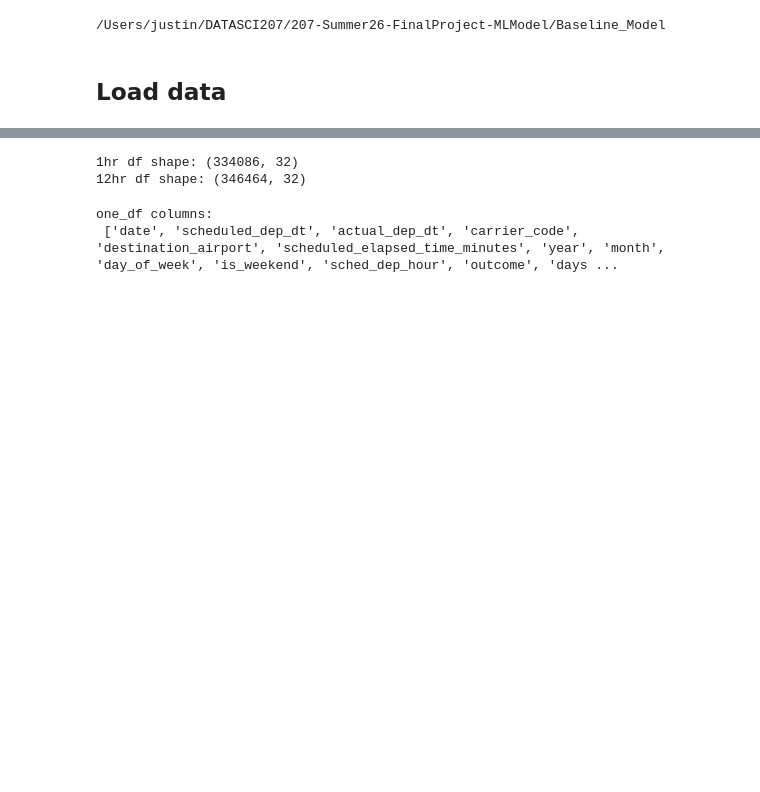
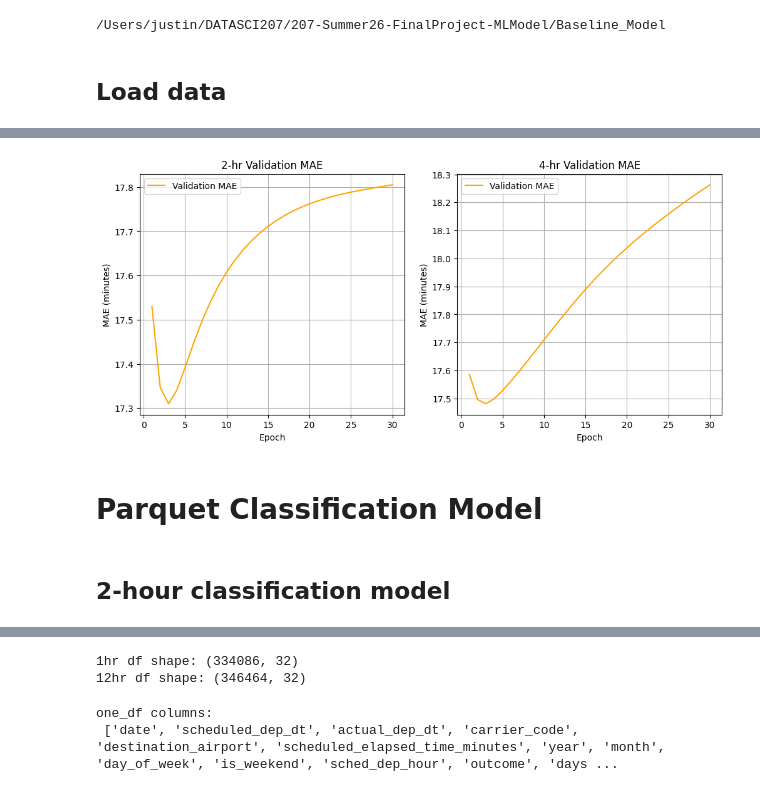
Before and after one commit to UC-Berkeley-I-School/207-Summer26-FinalProject-MLModel, a Jupyter notebook: Baseline_Model/SFO_Flights_1hr_12hr_Baseline_Justin.ipynb, the cells around one changed output, grey strips where cells are left out. Saved outputs shown, nothing was run; the diff lists cells and outputs as text; code cells hidden in the pictures; blank space fills up the shorter version.

```diff
--- a/Baseline_Model/SFO_Flights_1hr_12hr_Baseline_Justin.ipynb
+++ b/Baseline_Model/SFO_Flights_1hr_12hr_Baseline_Justin.ipynb
@@ -22,0 +504,27 @@ print(os.getcwd())
+# %%
+# visual validation mae for 2-hr and 4-hr
+plt.figure(figsize=(12,5))
+
+plt.subplot(1,2,1)
+plt.plot(epochs_p, two_p_history.history["val_mae"], label="Validation MAE", color="orange")
+plt.xlabel("Epoch")
+plt.ylabel("MAE (minutes)")
+plt.title("2-hr Validation MAE")
+plt.legend()
+plt.grid()
+
+plt.subplot(1,2,2)
+plt.plot(epochs_p, four_p_history.history["val_mae"], label="Validation MAE", color="orange")
+plt.xlabel("Epoch")
+plt.ylabel("MAE (minutes)")
+plt.title("4-hr Validation MAE")
+plt.legend()
+plt.grid()
+
+plt.show()
+# %% [output]
+[figure, added]
+# %% [markdown]
+# Parquet Classification Model
+# %% [markdown]
+## 2-hour classification model
```
Also changed, not shown: parts of 68 cells of this notebook.
